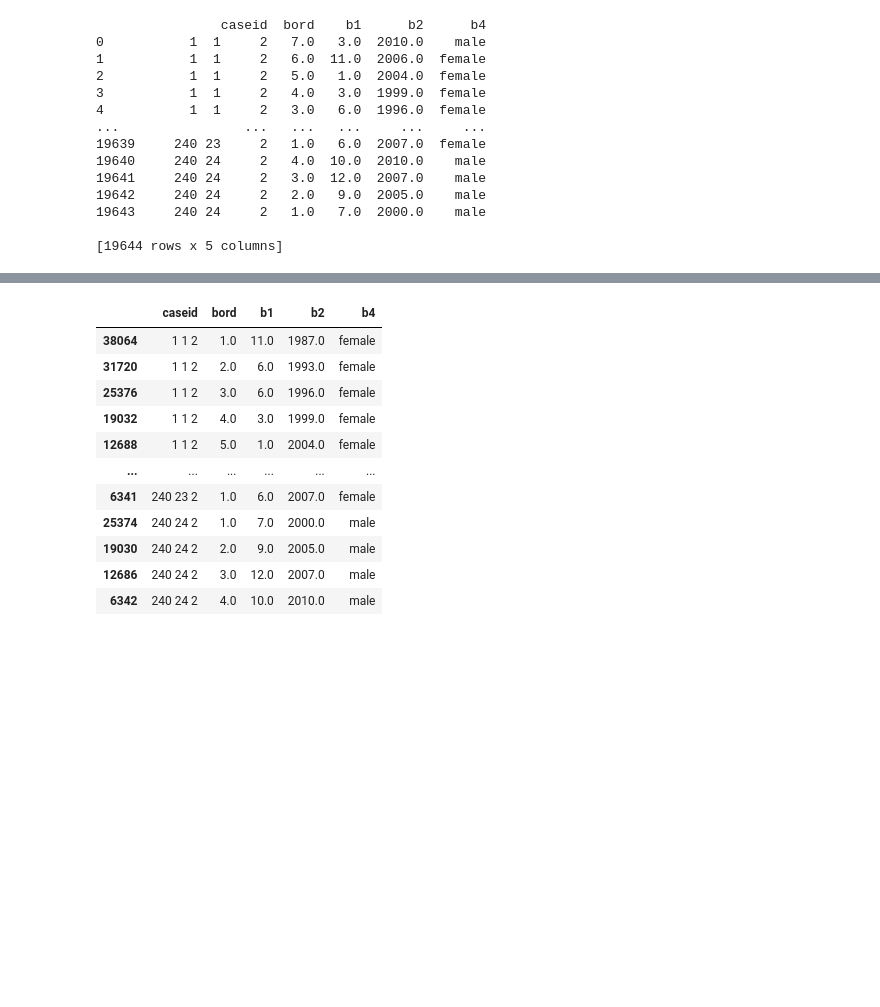
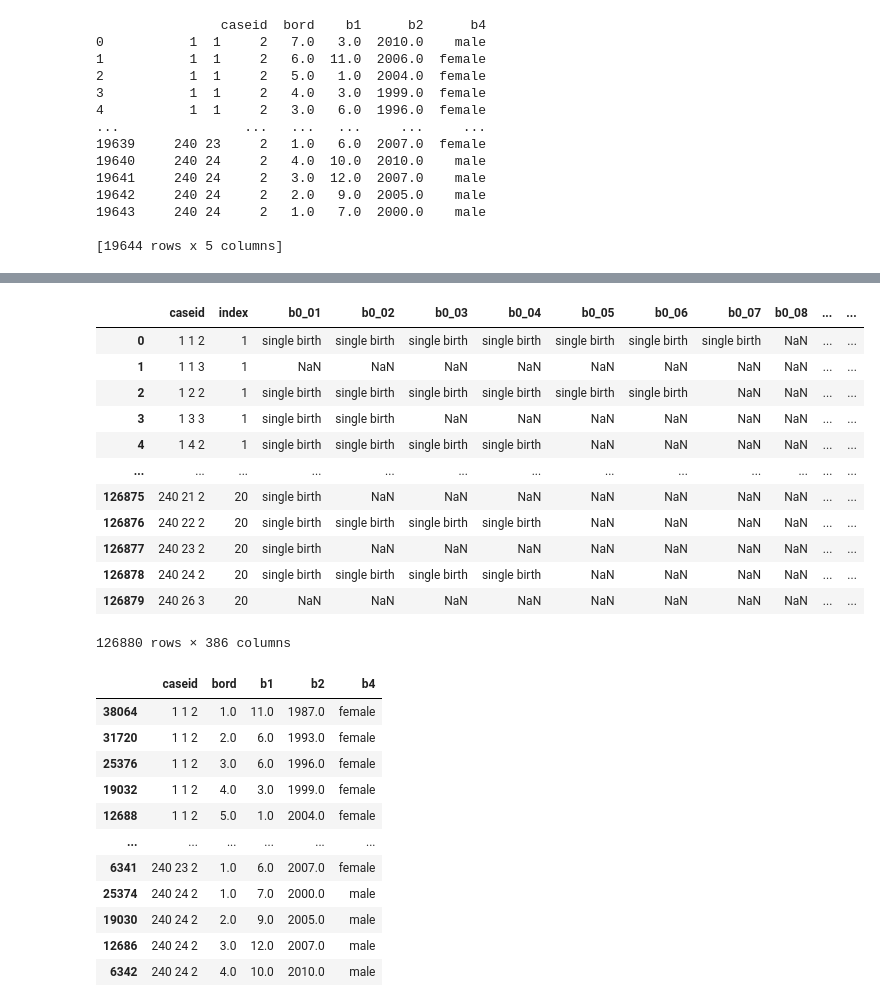
Before and after one commit to alexanderquispe/Diplomado_PUCP, a Jupyter notebook: Lecture_4/Practice4.ipynb, the cells around one changed output, grey strips where cells are left out. Drawn from its saved outputs; the diff is of its cells as text; code cells hidden in the pictures; blank space fills up the shorter version.

```diff
--- a/Lecture_4/Practice4.ipynb
+++ b/Lecture_4/Practice4.ipynb
@@ -167 +233,17 @@ reshaped_df_mother.sort_values( ['caseid', 'bord' ] )
+# %%
+df_mother_long
+# %% [output]
+|  | caseid | index | b0_01 | b0_02 | b0_03 | b0_04 | b0_05 | b0_06 | b0_07 | b0_08 | ... | ... |
+| 0 | 1 1 2 | 1 | single birth | single birth | single birth | single birth | single birth | single birth | single birth | NaN | ... | ... |
+| 1 | 1 1 3 | 1 | NaN | NaN | NaN | NaN | NaN | NaN | NaN | NaN | ... | ... |
+| 2 | 1 2 2 | 1 | single birth | single birth | single birth | single birth | single birth | single birth | NaN | NaN | ... | ... |
+| 3 | 1 3 3 | 1 | single birth | single birth | NaN | NaN | NaN | NaN | NaN | NaN | ... | ... |
+| 4 | 1 4 2 | 1 | single birth | single birth | single birth | single birth | NaN | NaN | NaN | NaN | ... | ... |
+| ... | ... | ... | ... | ... | ... | ... | ... | ... | ... | ... | ... | ... |
+| 126875 | 240 21 2 | 20 | single birth | NaN | NaN | NaN | NaN | NaN | NaN | NaN | ... | ... |
+| 126876 | 240 22 2 | 20 | single birth | single birth | single birth | single birth | NaN | NaN | NaN | NaN | ... | ... |
+| 126877 | 240 23 2 | 20 | single birth | NaN | NaN | NaN | NaN | NaN | NaN | NaN | ... | ... |
+| 126878 | 240 24 2 | 20 | single birth | single birth | single birth | single birth | NaN | NaN | NaN | NaN | ... | ... |
+| 126879 | 240 26 3 | 20 | NaN | NaN | NaN | NaN | NaN | NaN | NaN | NaN | ... | ... |
+126880 rows × 386 columns
 # %%
```
Also changed, not shown: parts of 26 cells of this notebook, 3 other files.
